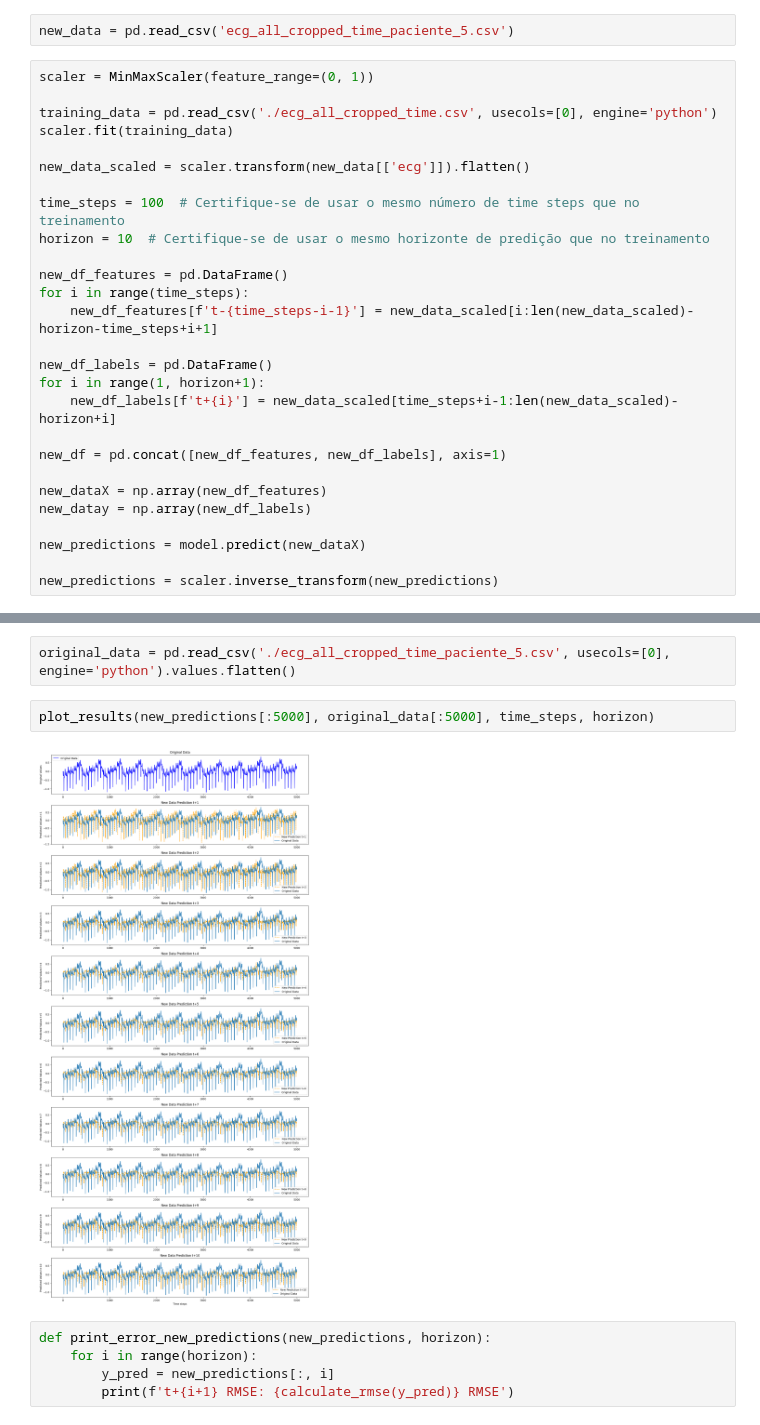
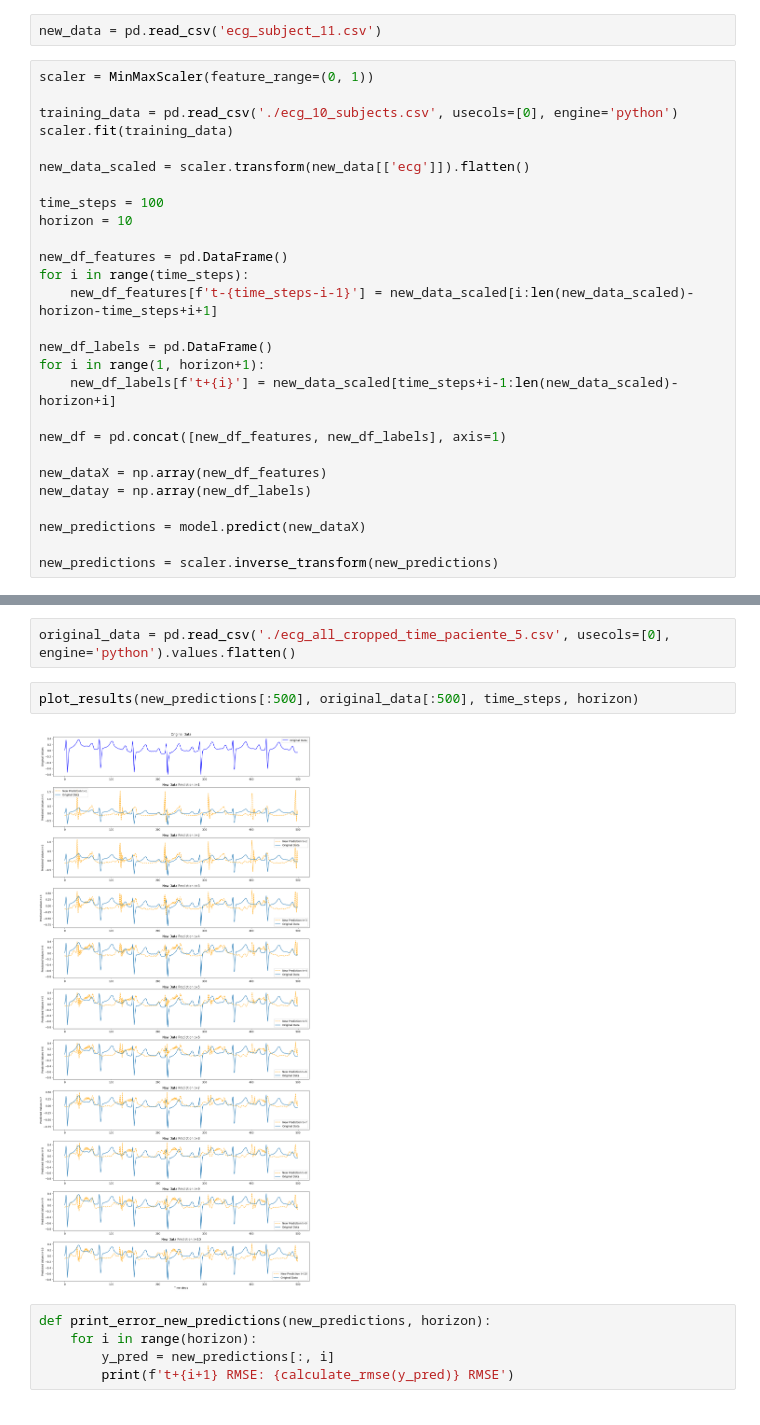
Before and after one commit to joaoavanzini/ecg-embeddings, a Jupyter notebook: inferencia_vitalDB.ipynb, the cells around one changed output, grey strips where cells are left out. Drawn from its saved outputs; the diff is of its cells as text.

Commit message:
Trained with 10 subjects and tested with 1

```diff
--- a/inferencia_vitalDB.ipynb
+++ b/inferencia_vitalDB.ipynb
@@ -6,17 +7,17 @@ from sklearn.preprocessing import MinMaxScaler
 # %%
 model = load_model('vitalDB01.h5')
 # %%
-new_data = pd.read_csv('ecg_all_cropped_time_paciente_5.csv')
+new_data = pd.read_csv('ecg_subject_11.csv')
 # %%
 scaler = MinMaxScaler(feature_range=(0, 1))
 
-training_data = pd.read_csv('./ecg_all_cropped_time.csv', usecols=[0], engine='python')
+training_data = pd.read_csv('./ecg_10_subjects.csv', usecols=[0], engine='python')
 scaler.fit(training_data)
 
 new_data_scaled = scaler.transform(new_data[['ecg']]).flatten()
 
-time_steps = 100  # Certifique-se de usar o mesmo número de time steps que no treinamento
-horizon = 10  # Certifique-se de usar o mesmo horizonte de predição que no treinamento
+time_steps = 100
+horizon = 10
 
 new_df_features = pd.DataFrame()
 for i in range(time_steps):
@@ -63,9 +64,9 @@ def plot_results(new_predictions, original_data, time_steps, horizon):
 # %%
 original_data = pd.read_csv('./ecg_all_cropped_time_paciente_5.csv', usecols=[0], engine='python').values.flatten()
 # %%
-plot_results(new_predictions[:5000], original_data[:5000], time_steps, horizon)
+plot_results(new_predictions[:500], original_data[:500], time_steps, horizon)
 # %% [output]
-[figure, old version]
+[figure, new version]
 # %%
 def print_error_new_predictions(new_predictions, horizon):
     for i in range(horizon):
```
Also changed, not shown: parts of 3 cells of this notebook.
